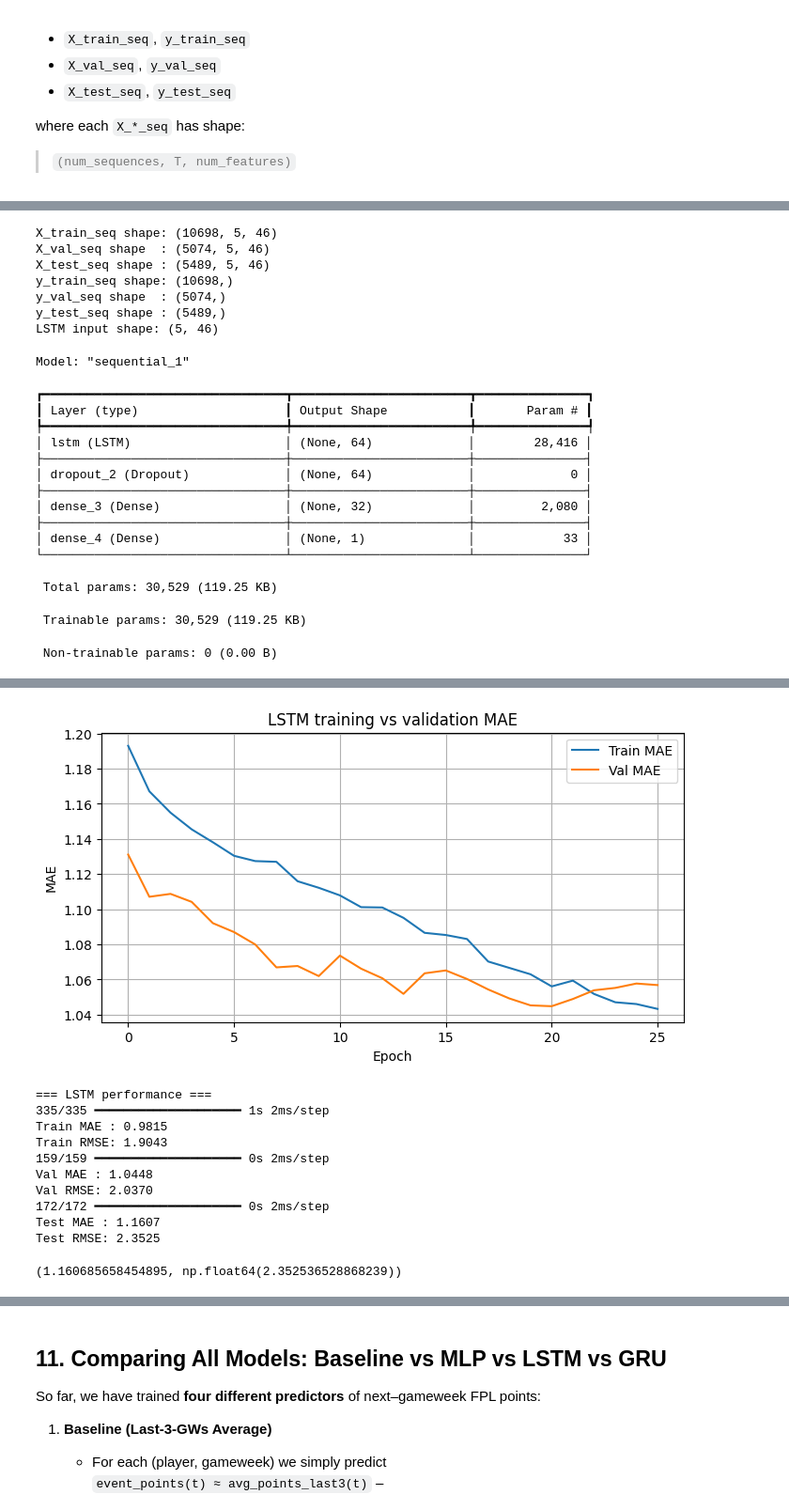
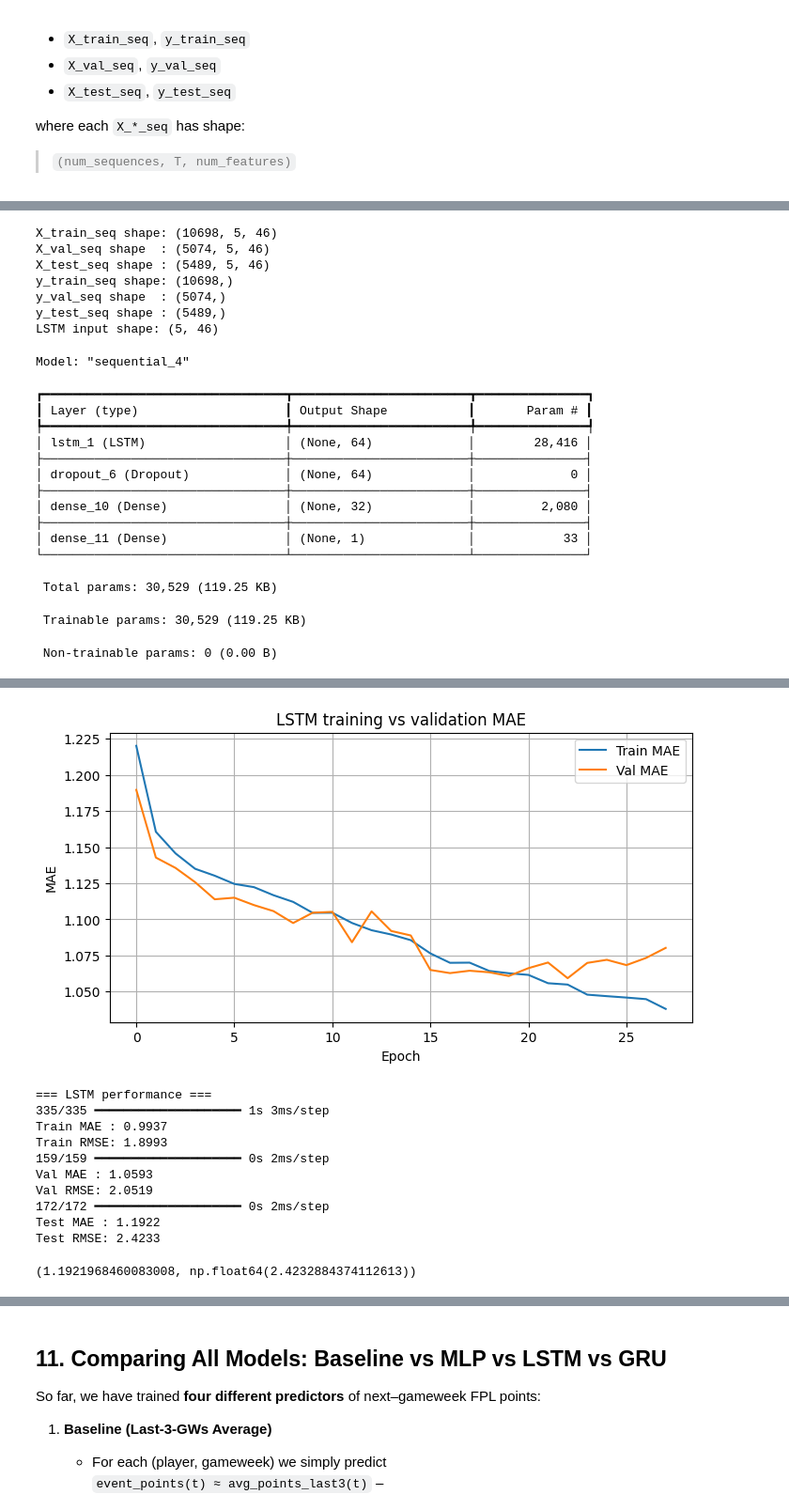
Before and after one commit to Nitecry7/FPL-Neural-Networks-Project, a Jupyter notebook: FPL_Neural_Networks_Project.ipynb, the cells around one changed output, grey strips where cells are left out. Shown at 94% size. Cells and saved outputs as stored; diff of their text form; code cells hidden in the pictures.

```diff
--- a/FPL_Neural_Networks_Project.ipynb
+++ b/FPL_Neural_Networks_Project.ipynb
@@ -1019,7 +1019,8 @@ seq_df = df.copy().sort_values(["player_id", "gw"]).reset_index(drop=True)
 print("Full seq_df shape:", seq_df.shape)
 
 # Use the same scaler (fitted on train) to transform ALL rows
-X_all_scaled = scaler.transform(seq_df[feature_cols])  # no .values needed
+X_all_scaled = scaler.transform(seq_df[feature_cols].values)
+
 y_all = seq_df["event_points"].values.astype(np.float32)
 gw_all = seq_df["gw"].values
 player_all = seq_df["player_id"].values
@@ -1206,7 +1210,7 @@ def build_lstm_model(input_shape):
 
     # Compile with MSE loss and MAE metric (for interpretability).
     model.compile(
-        optimizer=keras.optimizers.Adam(learning_rate=1e-3),
+        optimizer=keras.optimizers.Adam(learning_rate=1e-3, clipnorm=1.0),
         loss="mse",
         metrics=["mae"]
     )
@@ -1276,17 +1280,17 @@ y_train_seq shape: (10698,)
 y_val_seq shape  : (5074,)
 y_test_seq shape : (5489,)
 LSTM input shape: (5, 46)
-Model: "sequential_1"
+Model: "sequential_4"
 ┏━━━━━━━━━━━━━━━━━━━━━━━━━━━━━━━━━┳━━━━━━━━━━━━━━━━━━━━━━━━┳━━━━━━━━━━━━━━━┓
 ┃ Layer (type)                    ┃ Output Shape           ┃       Param # ┃
 ┡━━━━━━━━━━━━━━━━━━━━━━━━━━━━━━━━━╇━━━━━━━━━━━━━━━━━━━━━━━━╇━━━━━━━━━━━━━━━┩
-│ lstm (LSTM)                     │ (None, 64)             │        28,416 │
+│ lstm_1 (LSTM)                   │ (None, 64)             │        28,416 │
 ├─────────────────────────────────┼────────────────────────┼───────────────┤
-│ dropout_2 (Dropout)             │ (None, 64)             │             0 │
+│ dropout_6 (Dropout)             │ (None, 64)             │             0 │
 ├─────────────────────────────────┼────────────────────────┼───────────────┤
-│ dense_3 (Dense)                 │ (None, 32)             │         2,080 │
+│ dense_10 (Dense)                │ (None, 32)             │         2,080 │
 ├─────────────────────────────────┼────────────────────────┼───────────────┤
-│ dense_4 (Dense)                 │ (None, 1)              │            33 │
+│ dense_11 (Dense)                │ (None, 1)              │            33 │
 └─────────────────────────────────┴────────────────────────┴───────────────┘
  Total params: 30,529 (119.25 KB)
  Trainable params: 30,529 (119.25 KB)
@@ -1311,15 +1315,15 @@ Restoring model weights from the end of the best epoch: 21.
-[figure, old version]
+[figure, new version]
 === LSTM performance ===
-335/335 ━━━━━━━━━━━━━━━━━━━━ 1s 2ms/step
-Train MAE : 0.9815
-Train RMSE: 1.9043
+335/335 ━━━━━━━━━━━━━━━━━━━━ 1s 3ms/step
+Train MAE : 0.9937
+Train RMSE: 1.8993
 159/159 ━━━━━━━━━━━━━━━━━━━━ 0s 2ms/step
-Val MAE : 1.0448
-Val RMSE: 2.0370
+Val MAE : 1.0593
+Val RMSE: 2.0519
 172/172 ━━━━━━━━━━━━━━━━━━━━ 0s 2ms/step
-Test MAE : 1.1607
-Test RMSE: 2.3525
+Test MAE : 1.1922
+Test RMSE: 2.4233
-(1.160685658454895, np.float64(2.352536528868239))
+(1.1921968460083008, np.float64(2.4232884374112613))
 # %% [markdown]
 ## 10. GRU Model — Simpler Recurrent Alternative
 
```
Also changed, not shown: parts of 19 cells of this notebook.
